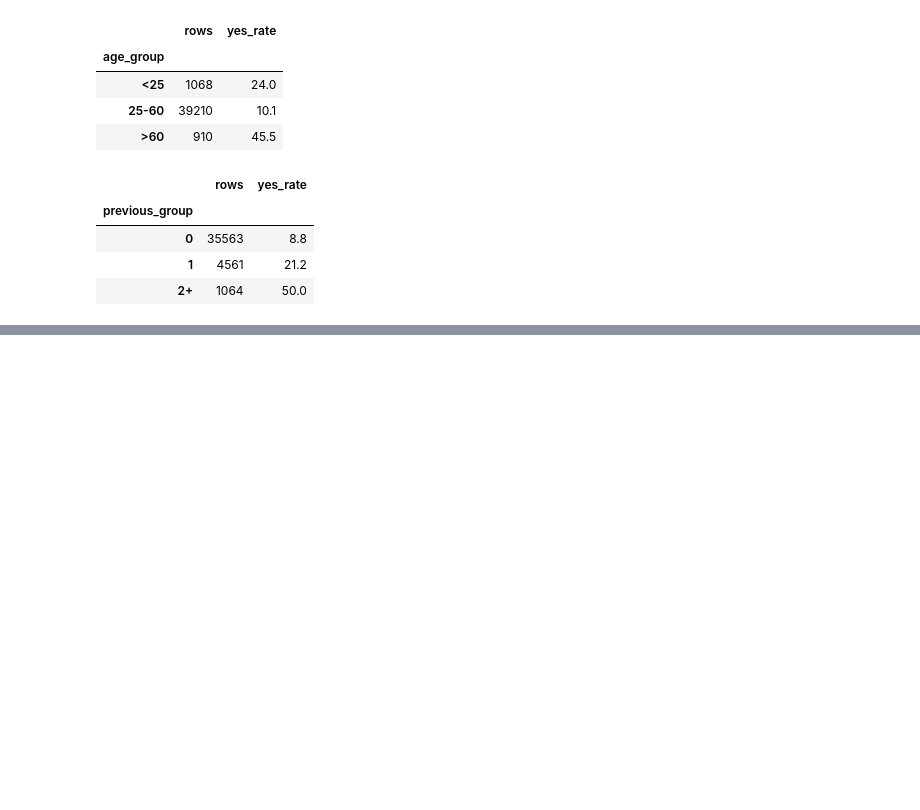
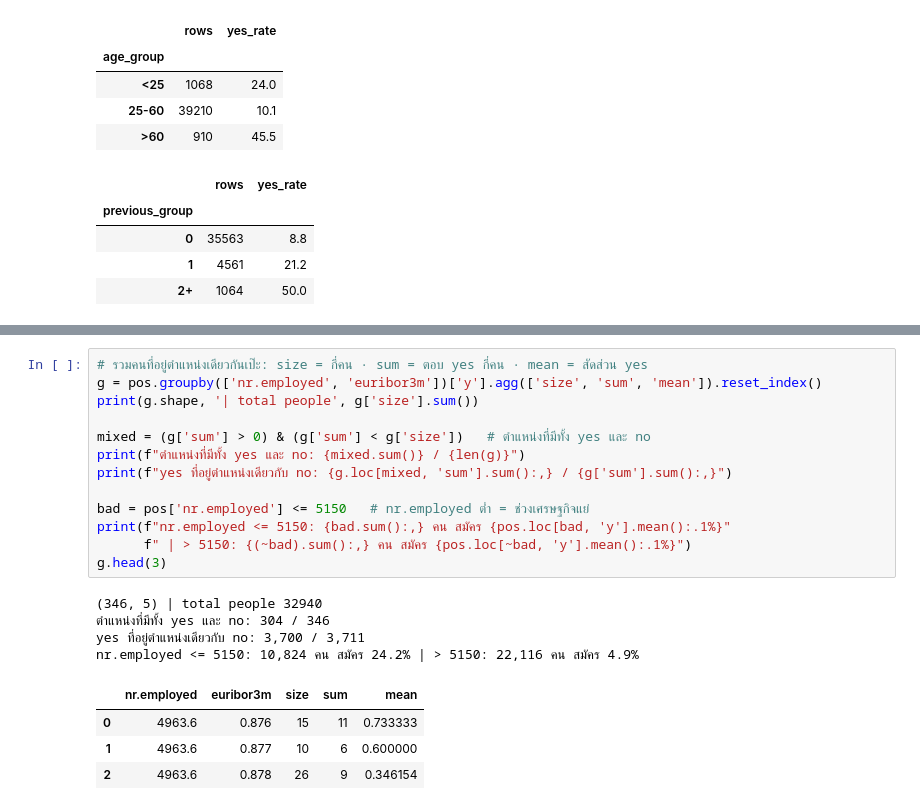
Before and after one commit to purePutthipong/FRA503-ML-Bank-Marketing, a Jupyter notebook: src/project_6732.ipynb, the cells around one changed output, grey strips where cells are left out. Cells and saved outputs as stored; diff of their text form; blank space fills up the shorter version.

```diff
--- a/src/project_6732.ipynb
+++ b/src/project_6732.ipynb
@@ -551,0 +741,22 @@ for c in ['age_group', 'previous_group']:
+# %%
+# รวมคนที่อยู่ตำแหน่งเดียวกันเป๊ะ: size = กี่คน · sum = ตอบ yes กี่คน · mean = สัดส่วน yes
+g = pos.groupby(['nr.employed', 'euribor3m'])['y'].agg(['size', 'sum', 'mean']).reset_index()
+print(g.shape, '| total people', g['size'].sum())
+
+mixed = (g['sum'] > 0) & (g['sum'] < g['size'])   # ตำแหน่งที่มีทั้ง yes และ no
+print(f"ตำแหน่งที่มีทั้ง yes และ no: {mixed.sum()} / {len(g)}")
+print(f"yes ที่อยู่ตำแหน่งเดียวกับ no: {g.loc[mixed, 'sum'].sum():,} / {g['sum'].sum():,}")
+
+bad = pos['nr.employed'] <= 5150   # nr.employed ต่ำ = ช่วงเศรษฐกิจแย่
+print(f"nr.employed <= 5150: {bad.sum():,} คน สมัคร {pos.loc[bad, 'y'].mean():.1%}"
+      f" | > 5150: {(~bad).sum():,} คน สมัคร {pos.loc[~bad, 'y'].mean():.1%}")
+g.head(3)
+# %% [output]
+(346, 5) | total people 32940
+ตำแหน่งที่มีทั้ง yes และ no: 304 / 346
+yes ที่อยู่ตำแหน่งเดียวกับ no: 3,700 / 3,711
+nr.employed <= 5150: 10,824 คน สมัคร 24.2% | > 5150: 22,116 คน สมัคร 4.9%
+|  | nr.employed | euribor3m | size | sum | mean |
+| 0 | 4963.6 | 0.876 | 15 | 11 | 0.733333 |
+| 1 | 4963.6 | 0.877 | 10 | 6 | 0.600000 |
+| 2 | 4963.6 | 0.878 | 26 | 9 | 0.346154 |
```
Also changed, not shown: parts of 26 cells of this notebook.
